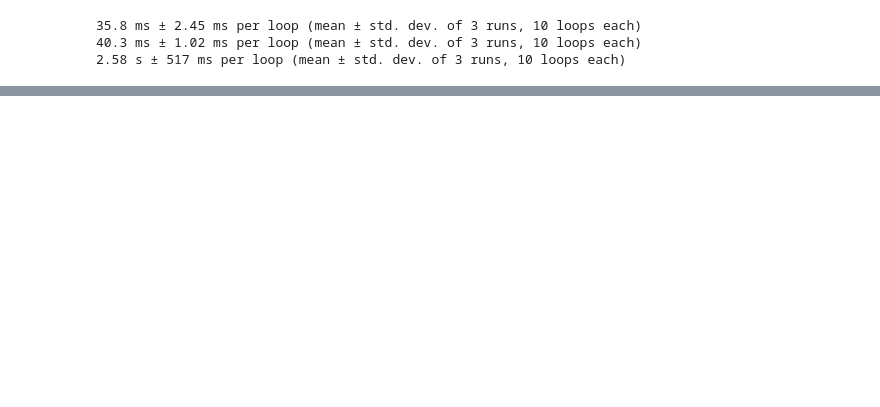
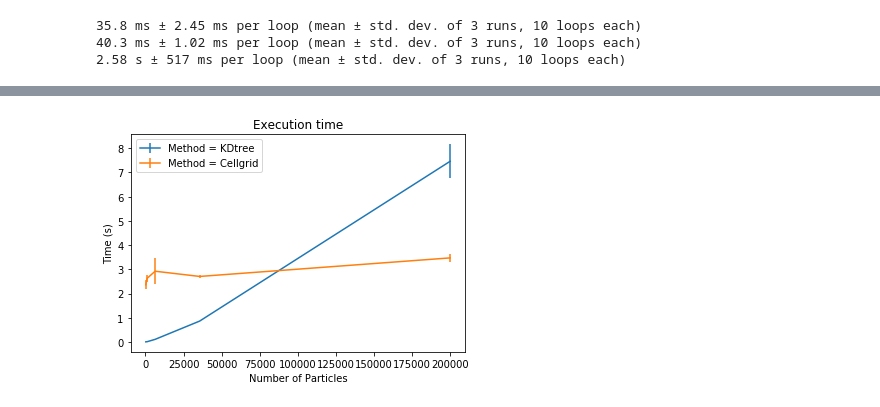
Before and after one commit to seb-buch/Benchmarks_Distance, a Jupyter notebook: Notebooks/BM_Selection_Slab.ipynb, the cells around one changed output, grey strips where cells are left out. Saved outputs shown, nothing was run; the diff lists cells and outputs as text; code cells hidden in the pictures; blank space fills up the shorter version.

```diff
--- a/Notebooks/BM_Selection_Slab.ipynb
+++ b/Notebooks/BM_Selection_Slab.ipynb
@@ -119,3 +141,13 @@ for key in func_dict:
+# %%
+for key in func_dict:
+    avg_time,sd = np.array(func_dict[key][1],dtype=np.float32)[:,0],np.array(func_dict[key][1],dtype=np.float32)[:,1]
+    plt.errorbar(N*2,avg_time,yerr=sd,label='Method = {}'.format(key))
+    plt.legend()
+    plt.xlabel('Number of Particles')
+    plt.ylabel('Time (s)')
+    plt.title('Execution time')
+# %% [output]
+[figure, added]
 # %%
 ###Benchmarks for different cutoff radius and density of number of particles only for cellgrid
 
```
Also changed, not shown: parts of 6 cells of this notebook, 2 other files.
